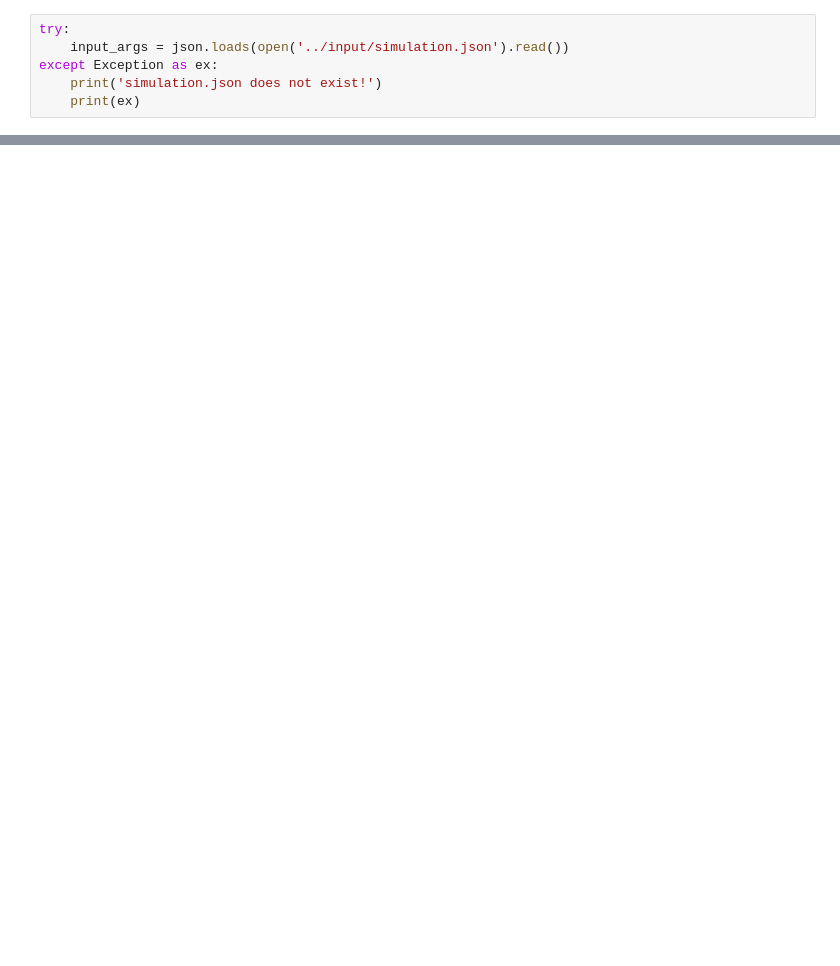
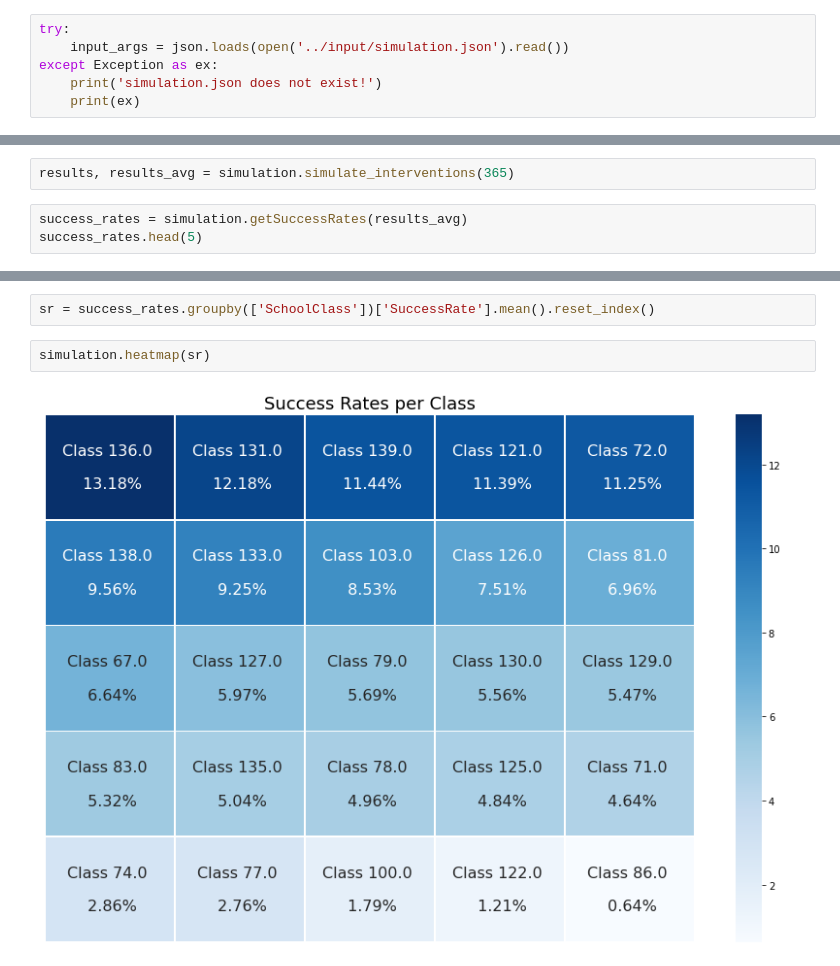
Before and after one commit to MovezNetwork/ABM-PA, a Jupyter notebook: notebooks/NewSrc.ipynb, the cells around one changed output, grey strips where cells are left out. Cells and saved outputs as stored; diff of their text form; blank space fills up the shorter version.

```diff
--- a/notebooks/NewSrc.ipynb
+++ b/notebooks/NewSrc.ipynb
@@ -483,0 +46,5 @@ IndentationError: unindent does not match any outer indentation level (<tokenize
+# %%
+results, results_avg = simulation.simulate_interventions(365)
+# %%
+success_rates = simulation.getSuccessRates(results_avg)
+success_rates.head(5)
@@ -483,0 +58,6 @@ IndentationError: unindent does not match any outer indentation level (<tokenize
+# %%
+sr = success_rates.groupby(['SchoolClass'])['SuccessRate'].mean().reset_index()
+# %%
+simulation.heatmap(sr)
+# %% [output]
+[figure, added]
```
Also changed, not shown: parts of 22 cells of this notebook, 3 other files.
